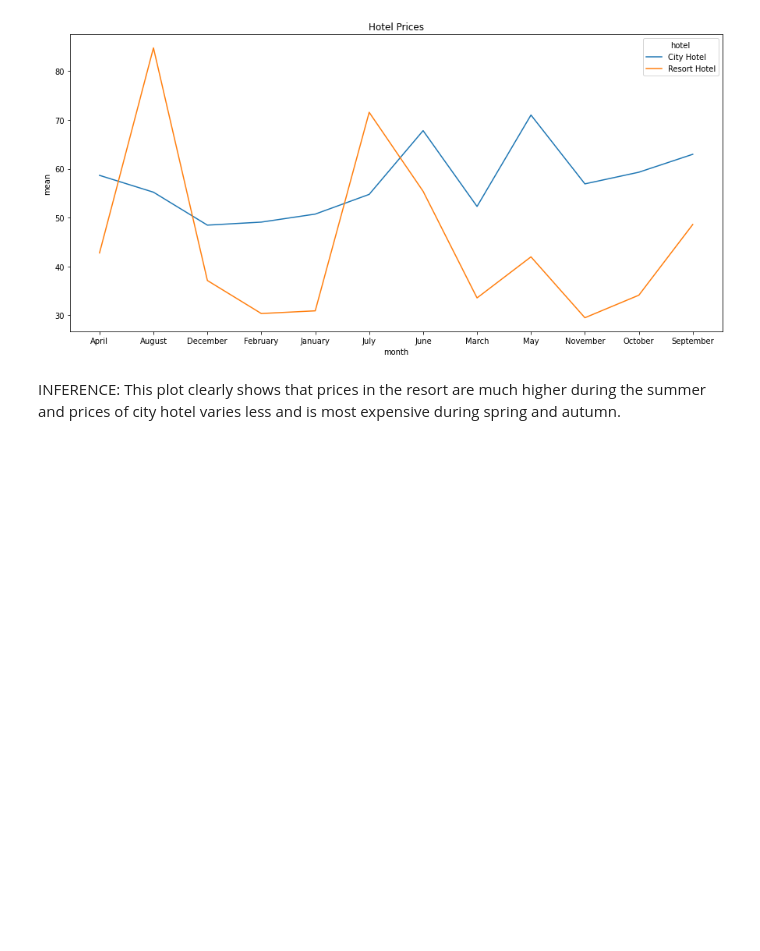
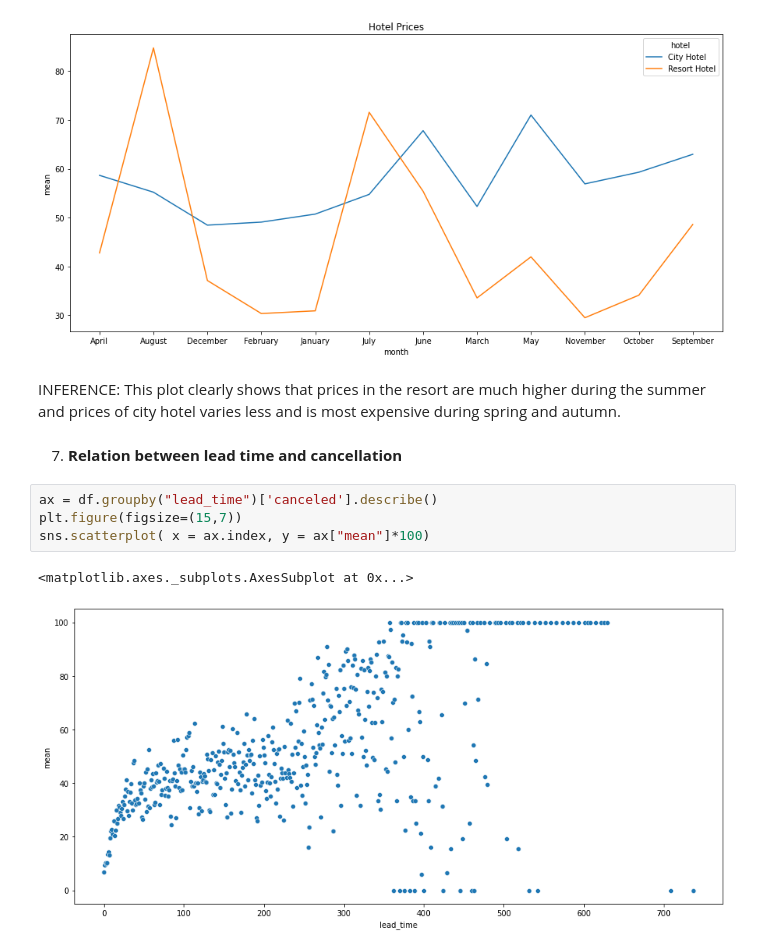
Before and after one commit to Sameer8095/Hotel-booking-data-analysis, a Jupyter notebook: Copy_of_Hotel_Booking_Analysis1_team_data_science_learners_Capstone_Project.ipynb, the cells around one changed output. Cells and saved outputs as stored; diff of their text form; blank space fills up the shorter version.

```diff
--- a/Copy_of_Hotel_Booking_Analysis1_team_data_science_learners_Capstone_Project.ipynb
+++ b/Copy_of_Hotel_Booking_Analysis1_team_data_science_learners_Capstone_Project.ipynb
@@ -355,3 +355,12 @@ plt.show()
 [figure]
 # %% [markdown]
 INFERENCE: This plot clearly shows that prices in the resort are much higher during the summer and prices of city hotel varies less and is most expensive during spring and autumn.
+# %% [markdown]
+7.   **Relation between lead time and cancellation**
+# %%
+ax = df.groupby("lead_time")['canceled'].describe()
+plt.figure(figsize=(15,7))
+sns.scatterplot( x = ax.index, y = ax["mean"]*100)
+# %% [output]
+<matplotlib.axes._subplots.AxesSubplot at 0x...>
+[figure, added]
```
Also changed, not shown: parts of 9 cells of this notebook.
